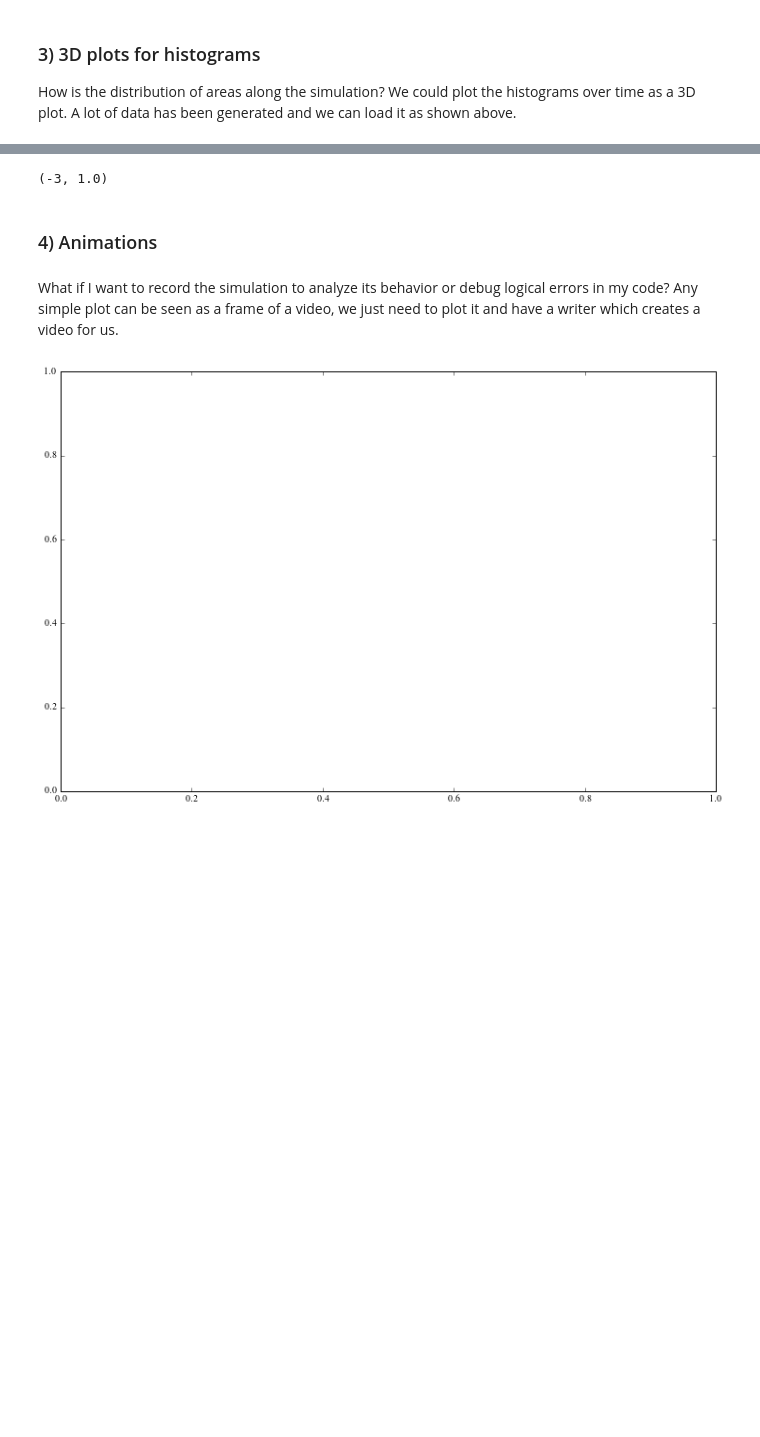
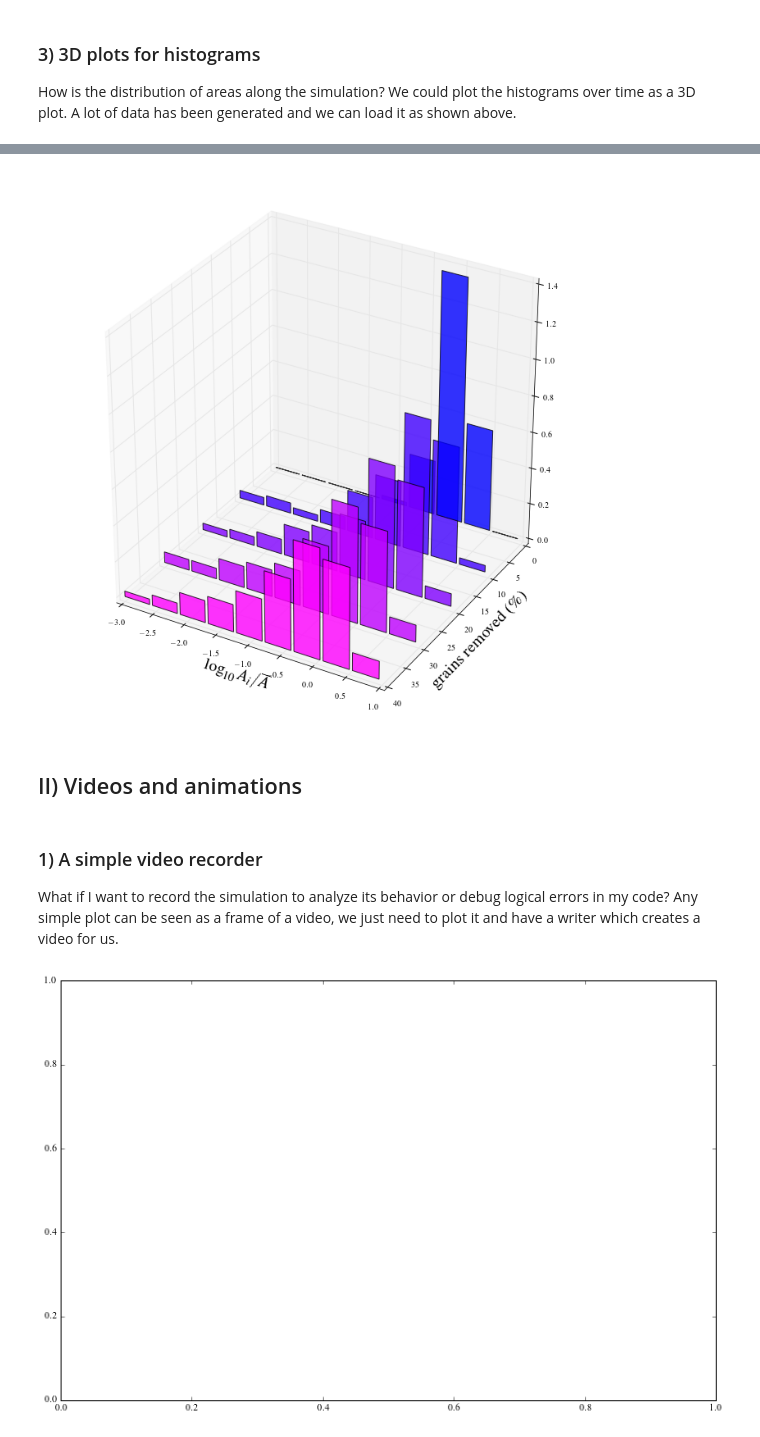
Before and after one commit to pucdata/pythonclub, a Jupyter notebook: sessions/03-matplotlib_aplpy/01 Matplotlib tutorial 2.ipynb, the cells around one changed output, grey strips where cells are left out. Drawn from its saved outputs; the diff is of its cells as text; code cells hidden in the pictures; blank space fills up the shorter version.

Commit message:
final update, added animations

```diff
--- a/sessions/03-matplotlib_aplpy/01 Matplotlib tutorial 2.ipynb
+++ b/sessions/03-matplotlib_aplpy/01 Matplotlib tutorial 2.ipynb
@@ -92,12 +92,12 @@ A lot of data has been generated and we can load it as shown above.
 # %%
 # Simple package for 3D plotting, not the fastest but lightweight
 # http://matplotlib.org/1.4.3/mpl_toolkits/mplot3d/api.html#axes3d
-%matplotlib notebook
+%matplotlib inline
 import matplotlib.pyplot as plt
 from mpl_toolkits.mplot3d import Axes3D
 
 # Create a figure
-fig = plt.figure(figsize=(10,6))
+fig = plt.figure(figsize=(12,12))
 # Add a 3D subplot in figure, in general its methods are the same as a plt.*
 ax = fig.add_subplot(111,projection='3d')
 # Our bins for plot log(distribution)
@@ -116,8 +116,9 @@ for i in percentages:
     ax.bar(binslog[:-1], n, width=0.4, zs=i, zdir='y', color=(i/40.0, 0.0, 1.0), alpha=0.8)
 # Fancy axis labels...
 ax.set_xlabel(r'$\log_{10} A_i / \overline{A}$', fontsize=fs)
-ax.set_ylabel(r'grains removed (%)', fontsize=fs)
+ax.set_ylabel(r'grains removed (\%)', fontsize=fs)
 # I wanted to show the history in the y axis from back to front
 ax.set_ylim(ax.get_ylim()[::-1])
 ax.set_xlim([-3, 1.0])
+plt.show()
 # %% [output]
@@ -126,7 +125,8 @@ ax.set_xlim([-3, 1.0])
-(-3, 1.0)
+[figure, added]
-# %% [markdown]
-### 4) Animations
+# %% [markdown]
+## II) Videos and animations
 # %% [markdown]
+### 1) A simple video recorder
 What if I want to record the simulation to analyze its behavior or debug logical errors in my code? Any simple plot can be seen as a frame of a video, we just need to plot it and have a writer which creates a video for us.
 # %%
 # The core module!
```
Also changed, not shown: parts of 9 cells of this notebook.
